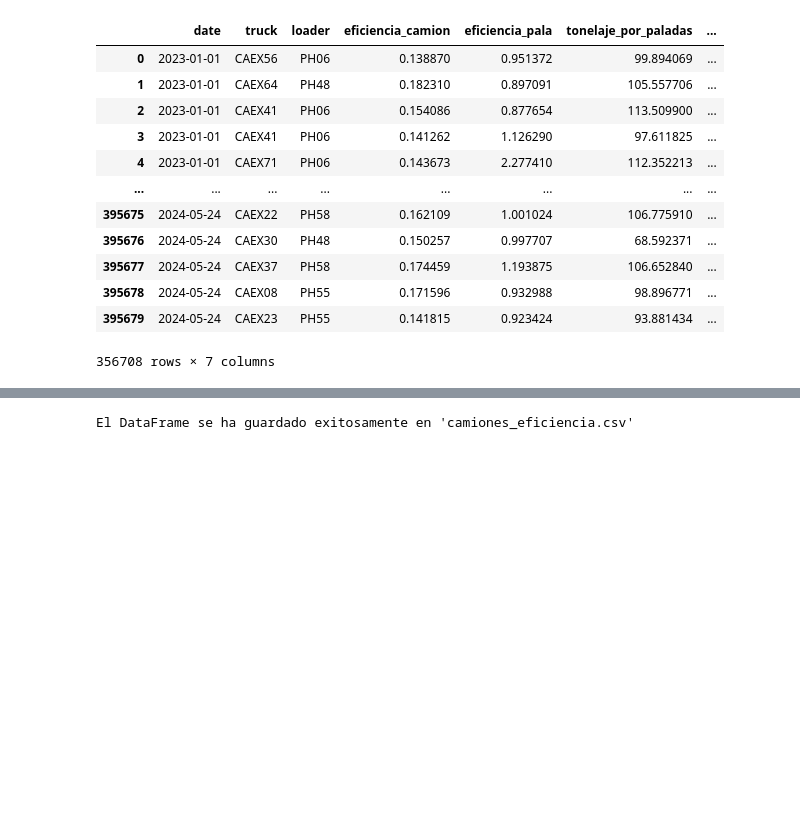
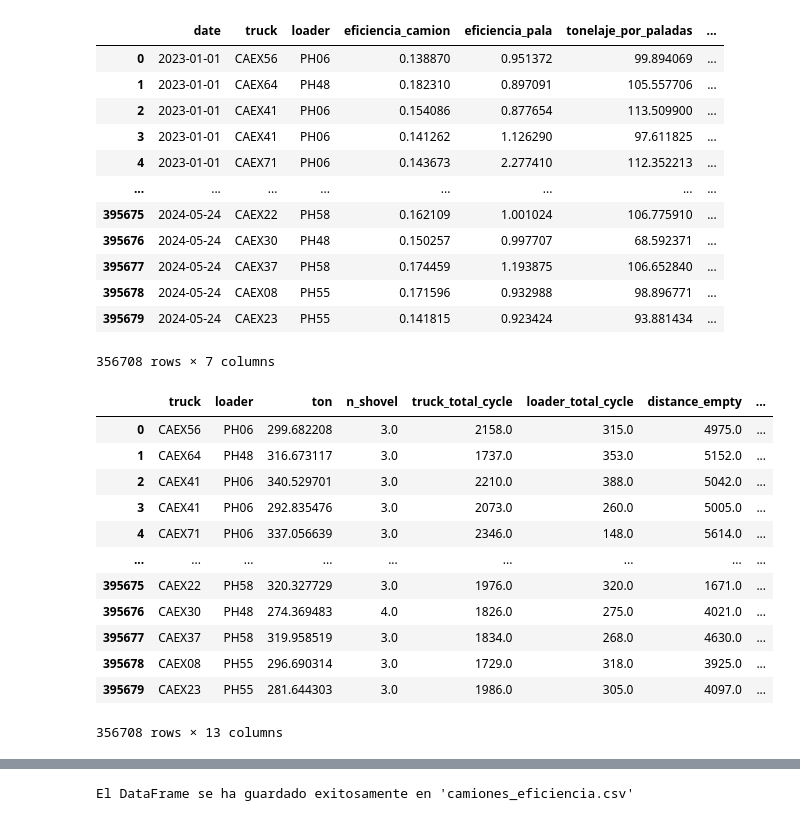
Before and after one commit to melinnicri/EjercicioML, a Jupyter notebook: examen.ipynb, the cells around one changed output, grey strips where cells are left out. Saved outputs shown, nothing was run; the diff lists cells and outputs as text; code cells hidden in the pictures; blank space fills up the shorter version.

```diff
--- a/examen.ipynb
+++ b/examen.ipynb
@@ -897,3 +992,24 @@ datos_seleccionados
 | 395678 | 2024-05-24 | CAEX08 | PH55 | 0.171596 | 0.932988 | 98.896771 | ... |
 | 395679 | 2024-05-24 | CAEX23 | PH55 | 0.141815 | 0.923424 | 93.881434 | ... |
 356708 rows × 7 columns
+# %%
+# Redondear las columnas específicas a 3 decimales
+df_sin_outliers['eficiencia_camion'] = df_sin_outliers['eficiencia_camion'].round(3)
+df_sin_outliers['eficiencia_pala'] = df_sin_outliers['eficiencia_pala'].round(3)
+df_sin_outliers['tonelaje_por_paladas'] = df_sin_outliers['tonelaje_por_paladas'].round(3)
+df_sin_outliers['eficiencia_distancia'] = df_sin_outliers['eficiencia_distancia'].round(3)
+df_sin_outliers
+# %% [output]
+|  | truck | loader | ton | n_shovel | truck_total_cycle | loader_total_cycle | distance_empty | ... |
+| 0 | CAEX56 | PH06 | 299.682208 | 3.0 | 2158.0 | 315.0 | 4975.0 | ... |
+| 1 | CAEX64 | PH48 | 316.673117 | 3.0 | 1737.0 | 353.0 | 5152.0 | ... |
+| 2 | CAEX41 | PH06 | 340.529701 | 3.0 | 2210.0 | 388.0 | 5042.0 | ... |
+| 3 | CAEX41 | PH06 | 292.835476 | 3.0 | 2073.0 | 260.0 | 5005.0 | ... |
+| 4 | CAEX71 | PH06 | 337.056639 | 3.0 | 2346.0 | 148.0 | 5614.0 | ... |
+| ... | ... | ... | ... | ... | ... | ... | ... | ... |
+| 395675 | CAEX22 | PH58 | 320.327729 | 3.0 | 1976.0 | 320.0 | 1671.0 | ... |
+| 395676 | CAEX30 | PH48 | 274.369483 | 4.0 | 1826.0 | 275.0 | 4021.0 | ... |
+| 395677 | CAEX37 | PH58 | 319.958519 | 3.0 | 1834.0 | 268.0 | 4630.0 | ... |
+| 395678 | CAEX08 | PH55 | 296.690314 | 3.0 | 1729.0 | 318.0 | 3925.0 | ... |
+| 395679 | CAEX23 | PH55 | 281.644303 | 3.0 | 1986.0 | 305.0 | 4097.0 | ... |
+356708 rows × 13 columns
```
Also changed, not shown: parts of 3 cells of this notebook.
